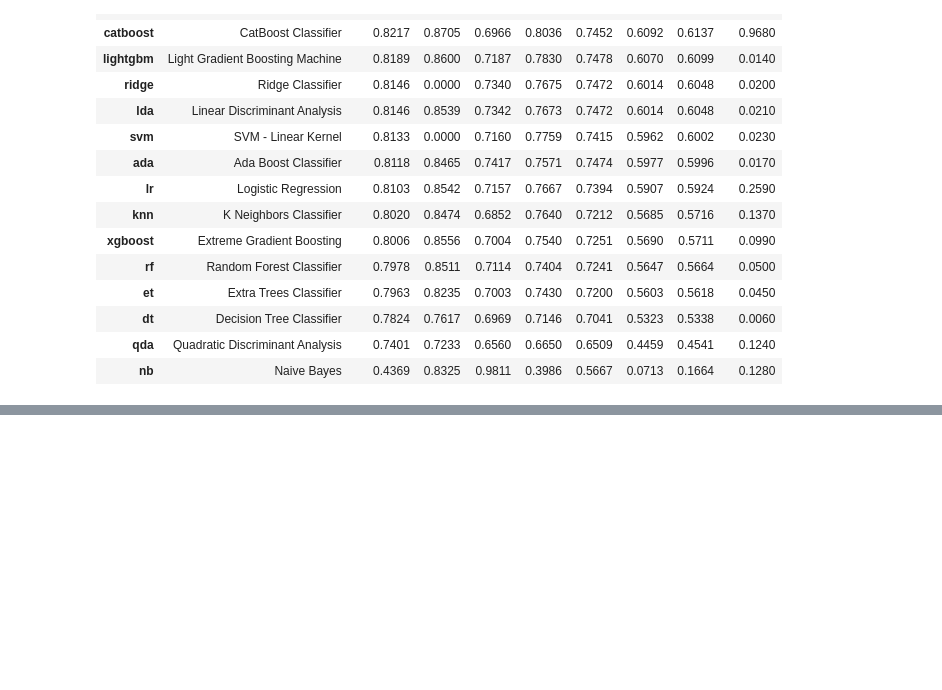
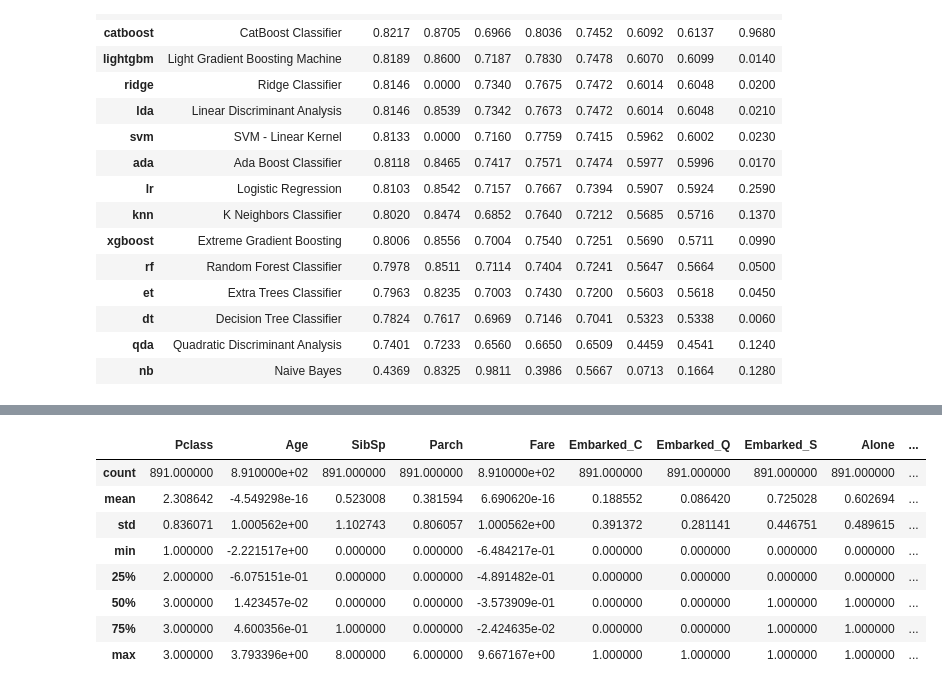
Before and after one commit to afolz121/titanic_model, a Jupyter notebook: model_notebook.ipynb, the cells around one changed output, grey strips where cells are left out. Saved outputs shown, nothing was run; the diff lists cells and outputs as text; code cells hidden in the pictures; blank space fills up the shorter version.

```diff
--- a/model_notebook.ipynb
+++ b/model_notebook.ipynb
@@ -121,3 +136,9 @@ ready_preds = pd.DataFrame(passengers1, columns = ['PassengerId'])
 ready_preds['Survived'] = preds['Label']
 
 ready_preds.to_csv('titanic_preds.csv', index = False)
+# %%
+data1 = data.copy()
+target = data1['Survived']
+del[data1['Survived']]
+
+data1.head()
@@ -123,0 +152,12 @@ ready_preds.to_csv('titanic_preds.csv', index = False)
+# %%
+data1.describe()
+# %% [output]
+|  | Pclass | Age | SibSp | Parch | Fare | Embarked_C | Embarked_Q | Embarked_S | Alone | ... |
+| count | 891.000000 | 8.910000e+02 | 891.000000 | 891.000000 | 8.910000e+02 | 891.000000 | 891.000000 | 891.000000 | 891.000000 | ... |
+| mean | 2.308642 | -4.549298e-16 | 0.523008 | 0.381594 | 6.690620e-16 | 0.188552 | 0.086420 | 0.725028 | 0.602694 | ... |
+| std | 0.836071 | 1.000562e+00 | 1.102743 | 0.806057 | 1.000562e+00 | 0.391372 | 0.281141 | 0.446751 | 0.489615 | ... |
+| min | 1.000000 | -2.221517e+00 | 0.000000 | 0.000000 | -6.484217e-01 | 0.000000 | 0.000000 | 0.000000 | 0.000000 | ... |
+| 25% | 2.000000 | -6.075151e-01 | 0.000000 | 0.000000 | -4.891482e-01 | 0.000000 | 0.000000 | 0.000000 | 0.000000 | ... |
+| 50% | 3.000000 | 1.423457e-02 | 0.000000 | 0.000000 | -3.573909e-01 | 0.000000 | 0.000000 | 1.000000 | 1.000000 | ... |
+| 75% | 3.000000 | 4.600356e-01 | 1.000000 | 0.000000 | -2.424635e-02 | 0.000000 | 0.000000 | 1.000000 | 1.000000 | ... |
+| max | 3.000000 | 3.793396e+00 | 8.000000 | 6.000000 | 9.667167e+00 | 1.000000 | 1.000000 | 1.000000 | 1.000000 | ... |
```
Also changed, not shown: parts of 13 cells of this notebook.
